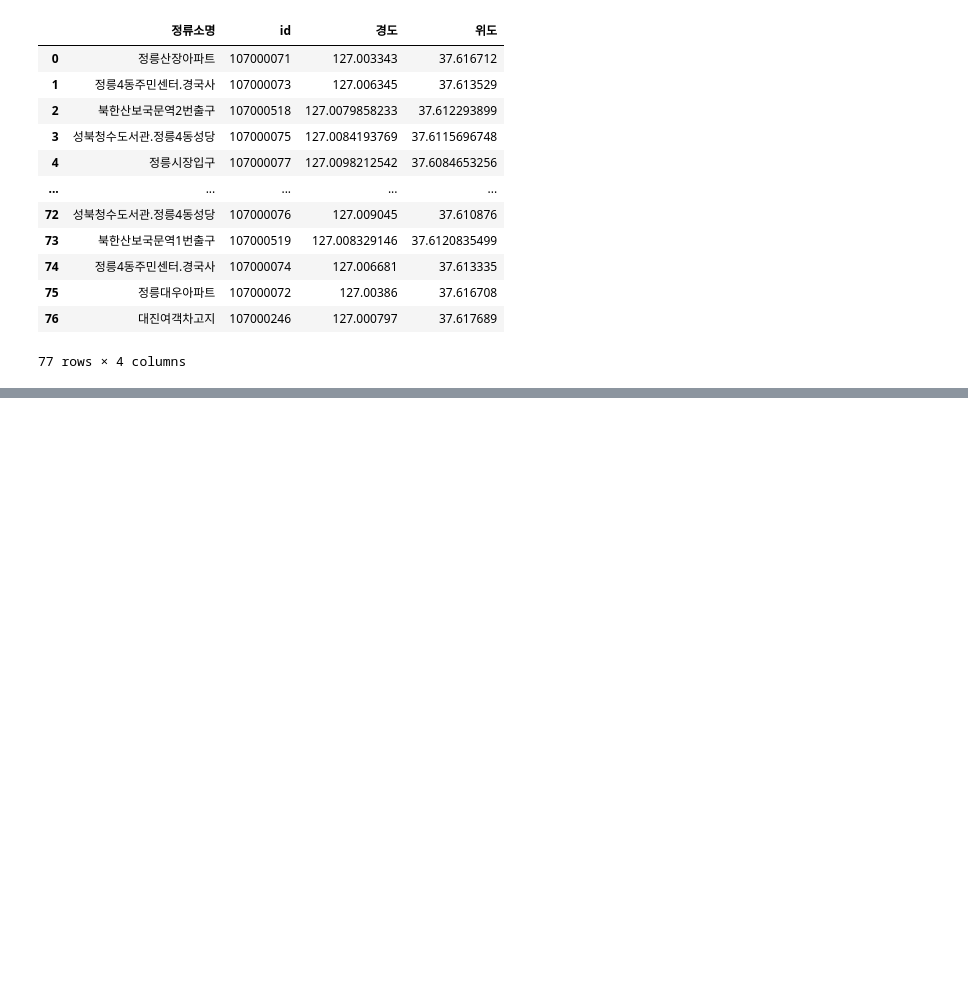
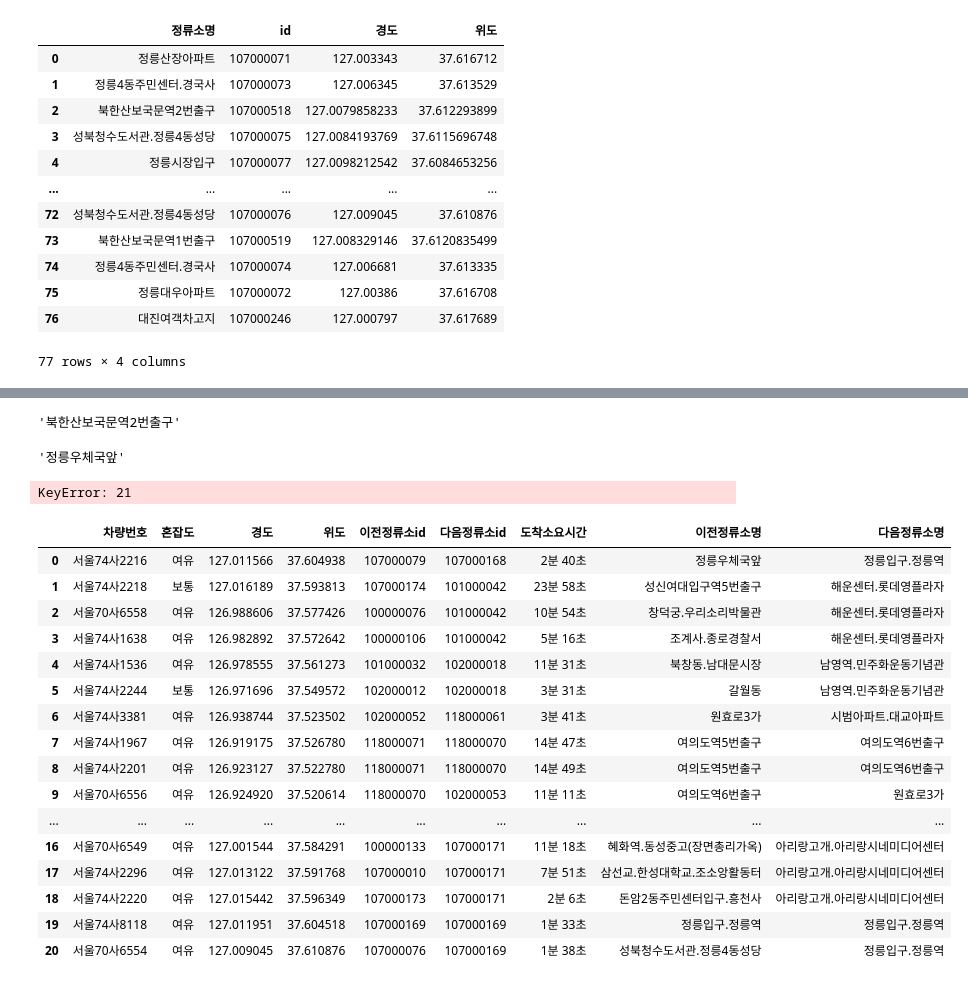
Before and after one commit to hora4444/ai, a Jupyter notebook: source/01_python/ch14_웹데이터수집1_정적_공공api.ipynb, the cells around one changed output, grey strips where cells are left out. Drawn from its saved outputs; the diff is of its cells as text; code cells hidden in the pictures; blank space fills up the shorter version.

```diff
--- a/source/01_python/ch14_웹데이터수집1_정적_공공api.ipynb
+++ b/source/01_python/ch14_웹데이터수집1_정적_공공api.ipynb
@@ -1060,0 +1086,44 @@ df_position
+# %%
+df_station.loc[df_station['id']=='107000518', '정류소명'].iloc[0]
+# %% [output]
+'북한산보국문역2번출구'
+# %%
+df_station.loc[df_station['id']=='107000079', '정류소명'].iloc[0]
+# %% [output]
+'정릉우체국앞'
+# %%
+def station_name(row):
+#     row=row.copy() # 깊은복사
+#     pd.options.mode.copy_on_write = True
+    'row의 최종정류소명과 다음정류소명을 추가하고, 도착소요시간을 분으로 바꿔 return'
+    row['이전정류소명'] = df_station.loc[df_station['id']==row['이전정류소id'], '정류소명'].iloc[0]
+    row['다음정류소명'] = df_station.loc[df_station['id']==row['다음정류소id'], '정류소명'].iloc[0]
+    m = int(row['도착소요시간']/60)
+    s = row['도착소요시간']%60
+    row['도착소요시간'] = f'{m}분 {s}초'
+    return row
+station_name(df_position.loc[21])
+# %% [output]
+KeyError: 21
+# %%
+df=df_position.apply(station_name, axis = 1)
+# %%
+df
+# %% [output]
+|  | 차량번호 | 혼잡도 | 경도 | 위도 | 이전정류소id | 다음정류소id | 도착소요시간 | 이전정류소명 | 다음정류소명 |
+| 0 | 서울74사2216 | 여유 | 127.011566 | 37.604938 | 107000079 | 107000168 | 2분 40초 | 정릉우체국앞 | 정릉입구.정릉역 |
+| 1 | 서울74사2218 | 보통 | 127.016189 | 37.593813 | 107000174 | 101000042 | 23분 58초 | 성신여대입구역5번출구 | 해운센터.롯데영플라자 |
+| 2 | 서울70사6558 | 여유 | 126.988606 | 37.577426 | 100000076 | 101000042 | 10분 54초 | 창덕궁.우리소리박물관 | 해운센터.롯데영플라자 |
+| 3 | 서울74사1638 | 여유 | 126.982892 | 37.572642 | 100000106 | 101000042 | 5분 16초 | 조계사.종로경찰서 | 해운센터.롯데영플라자 |
+| 4 | 서울74사1536 | 여유 | 126.978555 | 37.561273 | 101000032 | 102000018 | 11분 31초 | 북창동.남대문시장 | 남영역.민주화운동기념관 |
+| 5 | 서울74사2244 | 보통 | 126.971696 | 37.549572 | 102000012 | 102000018 | 3분 31초 | 갈월동 | 남영역.민주화운동기념관 |
+| 6 | 서울74사3381 | 여유 | 126.938744 | 37.523502 | 102000052 | 118000061 | 3분 41초 | 원효로3가 | 시범아파트.대교아파트 |
+| 7 | 서울74사1967 | 여유 | 126.919175 | 37.526780 | 118000071 | 118000070 | 14분 47초 | 여의도역5번출구 | 여의도역6번출구 |
+| 8 | 서울74사2201 | 여유 | 126.923127 | 37.522780 | 118000071 | 118000070 | 14분 49초 | 여의도역5번출구 | 여의도역6번출구 |
+| 9 | 서울70사6556 | 여유 | 126.924920 | 37.520614 | 118000070 | 102000053 | 11분 11초 | 여의도역6번출구 | 원효로3가 |
+| ... | ... | ... | ... | ... | ... | ... | ... | ... | ... |
+| 16 | 서울70사6549 | 여유 | 127.001544 | 37.584291 | 100000133 | 107000171 | 11분 18초 | 혜화역.동성중고(장면총리가옥) | 아리랑고개.아리랑시네미디어센터 |
+| 17 | 서울74사2296 | 여유 | 127.013122 | 37.591768 | 107000010 | 107000171 | 7분 51초 | 삼선교.한성대학교.조소앙활동터 | 아리랑고개.아리랑시네미디어센터 |
+| 18 | 서울74사2220 | 여유 | 127.015442 | 37.596349 | 107000173 | 107000171 | 2분 6초 | 돈암2동주민센터입구.흥천사 | 아리랑고개.아리랑시네미디어센터 |
+| 19 | 서울74사8118 | 여유 | 127.011951 | 37.604518 | 107000169 | 107000169 | 1분 33초 | 정릉입구.정릉역 | 정릉입구.정릉역 |
+| 20 | 서울70사6554 | 여유 | 127.009045 | 37.610876 | 107000076 | 107000169 | 1분 38초 | 성북청수도서관.정릉4동성당 | 정릉입구.정릉역 |
```
Also changed, not shown: parts of 7 cells of this notebook, 5 other files.
